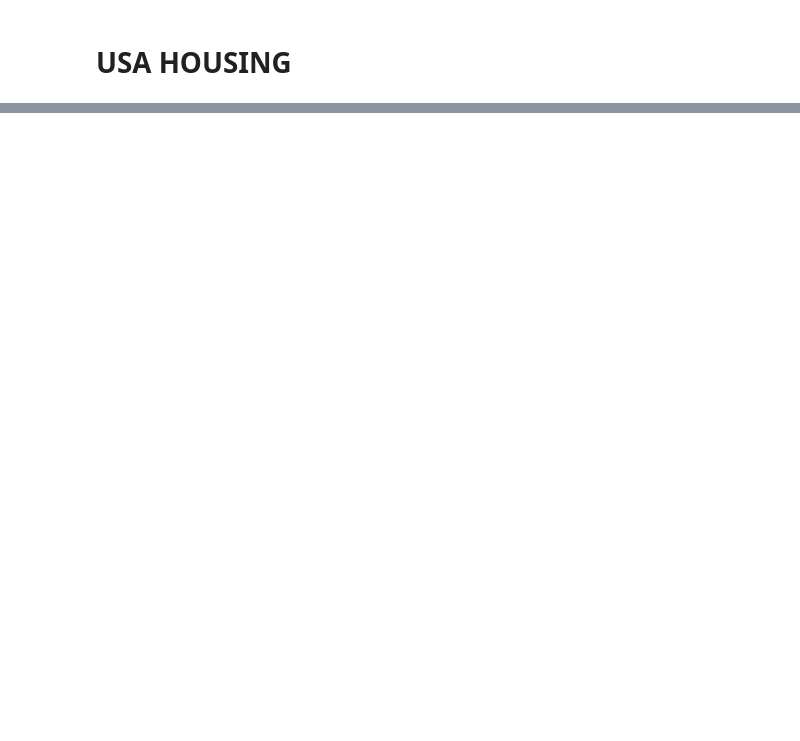
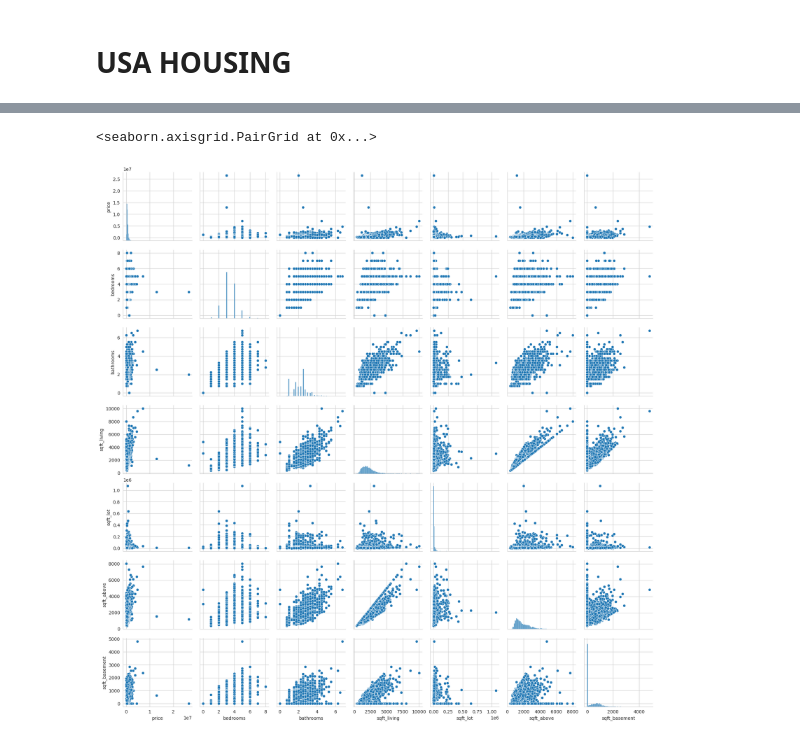
Before and after one commit to skaarfundgandr/Machine_Learning, a Jupyter notebook: Projects/USA_HOUSING/USA_HOUSING.ipynb, the cells around one changed output, grey strips where cells are left out. Cells and saved outputs as stored; diff of their text form; code cells hidden in the pictures; blank space fills up the shorter version.

```diff
--- a/Projects/USA_HOUSING/USA_HOUSING.ipynb
+++ b/Projects/USA_HOUSING/USA_HOUSING.ipynb
@@ -62,0 +97,5 @@ newdf.head(5)
+# %%
+sns.pairplot(df)
+# %% [output]
+<seaborn.axisgrid.PairGrid at 0x...>
+[figure, added]
```
Also changed, not shown: parts of 25 cells of this notebook, 1 other file.
